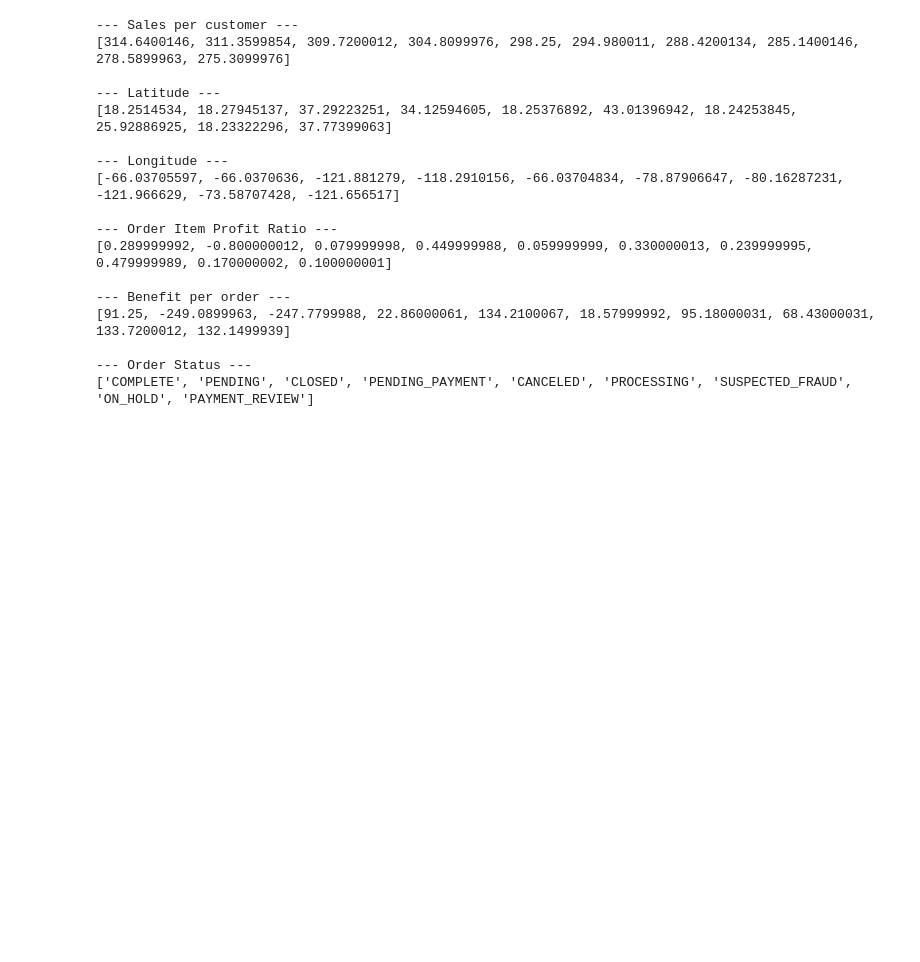
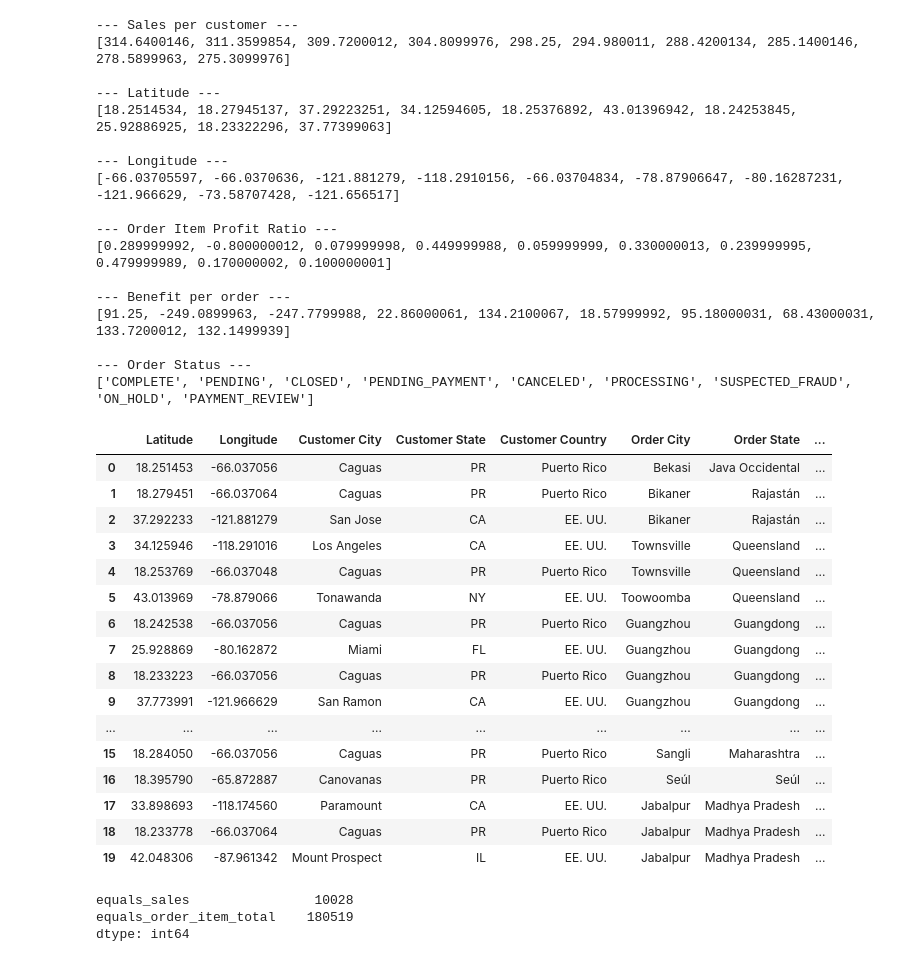
Before and after one commit to elhamrouzban/LogiGuard, a Jupyter notebook: notebooks/01_data_understanding.ipynb, the cells around one changed output. Cells and saved outputs as stored; diff of their text form; code cells hidden in the pictures; blank space fills up the shorter version.

Commit message:
docs: audit some more features and update data.md

```diff
--- a/notebooks/01_data_understanding.ipynb
+++ b/notebooks/01_data_understanding.ipynb
@@ -896,3 +896,45 @@ for col in cols_to_check:
 
 --- Order Status ---
 ['COMPLETE', 'PENDING', 'CLOSED', 'PENDING_PAYMENT', 'CANCELED', 'PROCESSING', 'SUSPECTED_FRAUD', 'ON_HOLD', 'PAYMENT_REVIEW']
+# %%
+df[
+    [
+        "Latitude",
+        "Longitude",
+        "Customer City",
+        "Customer State",
+        "Customer Country",
+        "Order City",
+        "Order State",
+        "Order Country",
+    ]
+].head(20)
+# %% [output]
+|  | Latitude | Longitude | Customer City | Customer State | Customer Country | Order City | Order State | ... |
+| 0 | 18.251453 | -66.037056 | Caguas | PR | Puerto Rico | Bekasi | Java Occidental | ... |
+| 1 | 18.279451 | -66.037064 | Caguas | PR | Puerto Rico | Bikaner | Rajastán | ... |
+| 2 | 37.292233 | -121.881279 | San Jose | CA | EE. UU. | Bikaner | Rajastán | ... |
+| 3 | 34.125946 | -118.291016 | Los Angeles | CA | EE. UU. | Townsville | Queensland | ... |
+| 4 | 18.253769 | -66.037048 | Caguas | PR | Puerto Rico | Townsville | Queensland | ... |
+| 5 | 43.013969 | -78.879066 | Tonawanda | NY | EE. UU. | Toowoomba | Queensland | ... |
+| 6 | 18.242538 | -66.037056 | Caguas | PR | Puerto Rico | Guangzhou | Guangdong | ... |
+| 7 | 25.928869 | -80.162872 | Miami | FL | EE. UU. | Guangzhou | Guangdong | ... |
+| 8 | 18.233223 | -66.037056 | Caguas | PR | Puerto Rico | Guangzhou | Guangdong | ... |
+| 9 | 37.773991 | -121.966629 | San Ramon | CA | EE. UU. | Guangzhou | Guangdong | ... |
+| ... | ... | ... | ... | ... | ... | ... | ... | ... |
+| 15 | 18.284050 | -66.037056 | Caguas | PR | Puerto Rico | Sangli | Maharashtra | ... |
+| 16 | 18.395790 | -65.872887 | Canovanas | PR | Puerto Rico | Seúl | Seúl | ... |
+| 17 | 33.898693 | -118.174560 | Paramount | CA | EE. UU. | Jabalpur | Madhya Pradesh | ... |
+| 18 | 18.233778 | -66.037064 | Caguas | PR | Puerto Rico | Jabalpur | Madhya Pradesh | ... |
+| 19 | 42.048306 | -87.961342 | Mount Prospect | IL | EE. UU. | Jabalpur | Madhya Pradesh | ... |
+# %%
+checks = pd.DataFrame({
+    "equals_sales": df["Sales per customer"].eq(df["Sales"]),
+    "equals_order_item_total": df["Sales per customer"].eq(df["Order Item Total"]),
+})
+
+checks.sum()
+# %% [output]
+equals_sales                10028
+equals_order_item_total    180519
+dtype: int64
```
Also changed, not shown: 1 other file.
